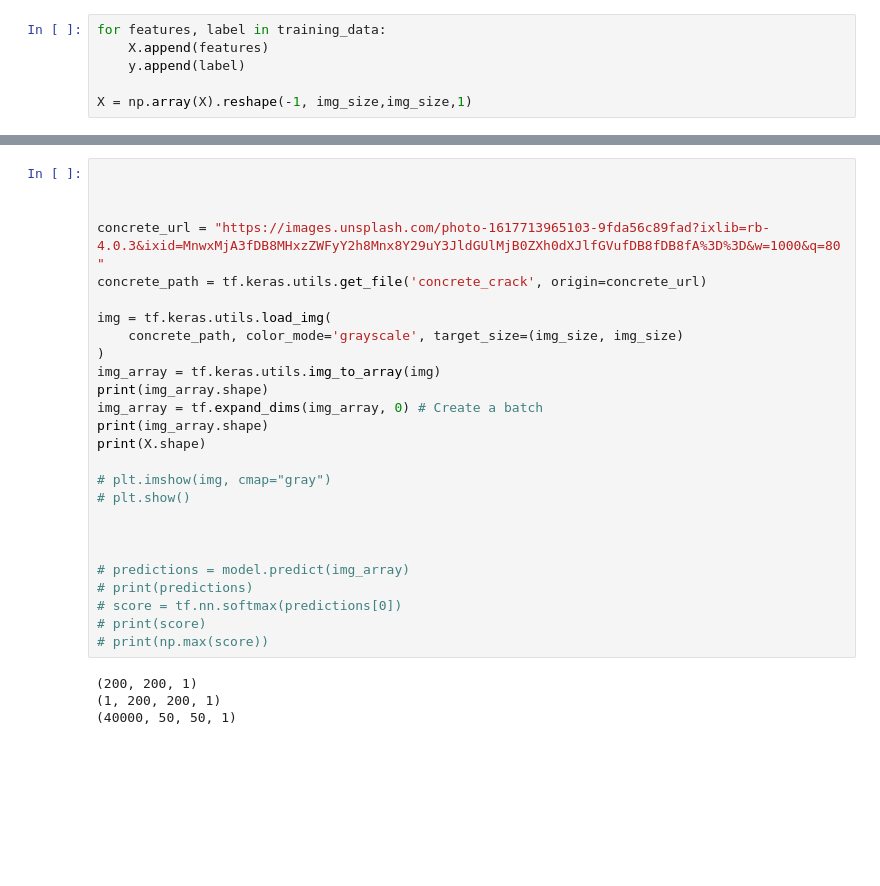
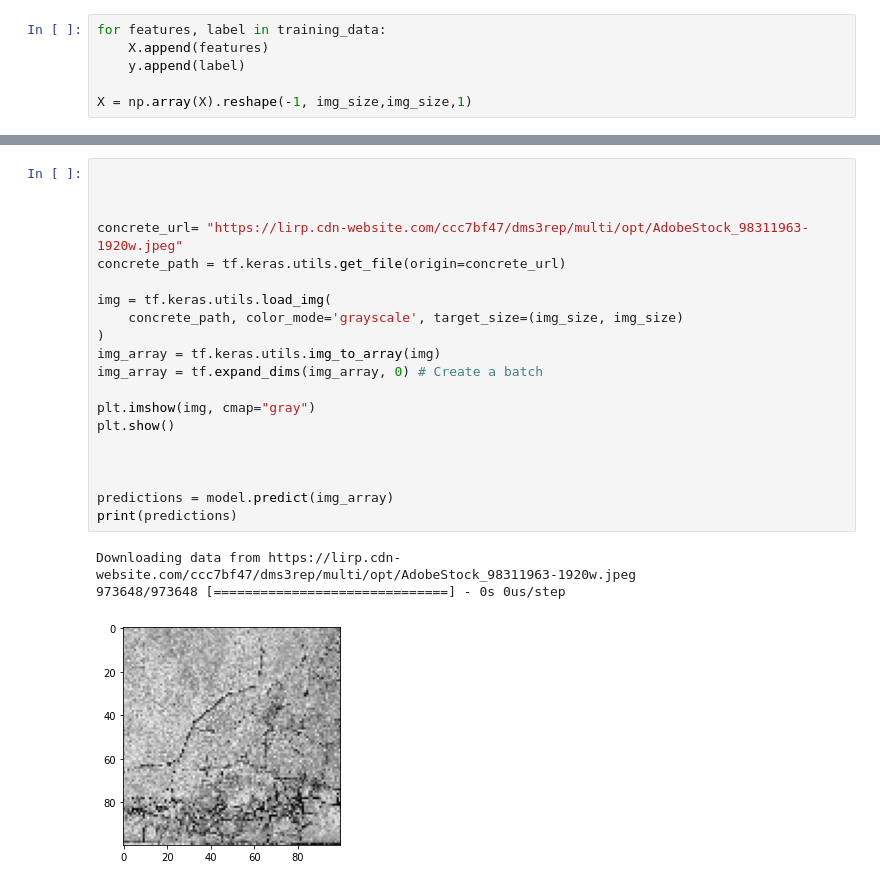
Before and after one commit to AhmedElnagarCode/Surface-Crack-Detection, a Jupyter notebook: CV.ipynb, the cells around one changed output, grey strips where cells are left out. Cells and saved outputs as stored; diff of their text form; blank space fills up the shorter version.

```diff
--- a/CV.ipynb
+++ b/CV.ipynb
@@ -131,30 +131,24 @@ plt.show()
 # %%
 
 
 
-concrete_url = "https://images.unsplash.com/photo-1617713965103-9fda56c89fad?ixlib=rb-4.0.3&ixid=MnwxMjA3fDB8MHxzZWFyY2h8Mnx8Y29uY3JldGUlMjB0ZXh0dXJlfGVufDB8fDB8fA%3D%3D&w=1000&q=80"
-concrete_path = tf.keras.utils.get_file('concrete_crack', origin=concrete_url)
+concrete_url= "https://lirp.cdn-website.com/ccc7bf47/dms3rep/multi/opt/AdobeStock_98311963-1920w.jpeg"
+concrete_path = tf.keras.utils.get_file(origin=concrete_url)
 
 img = tf.keras.utils.load_img(
     concrete_path, color_mode='grayscale', target_size=(img_size, img_size)
 )
 img_array = tf.keras.utils.img_to_array(img)
-print(img_array.shape)
 img_array = tf.expand_dims(img_array, 0) # Create a batch
-print(img_array.shape)
-print(X.shape)
 
-# plt.imshow(img, cmap="gray")
-# plt.show()
+plt.imshow(img, cmap="gray")
+plt.show()
 
 
 
-# predictions = model.predict(img_array)
-# print(predictions)
-# score = tf.nn.softmax(predictions[0])
-# print(score)
-# print(np.max(score))
+predictions = model.predict(img_array)
+print(predictions)
 # %% [output]
-(200, 200, 1)
-(1, 200, 200, 1)
-(40000, 50, 50, 1)
+Downloading data from https://lirp.cdn-website.com/ccc7bf47/dms3rep/multi/opt/AdobeStock_98311963-1920w.jpeg
+973648/973648 [==============================] - 0s 0us/step
+[figure, added]
```
Also changed, not shown: parts of 9 cells of this notebook.
